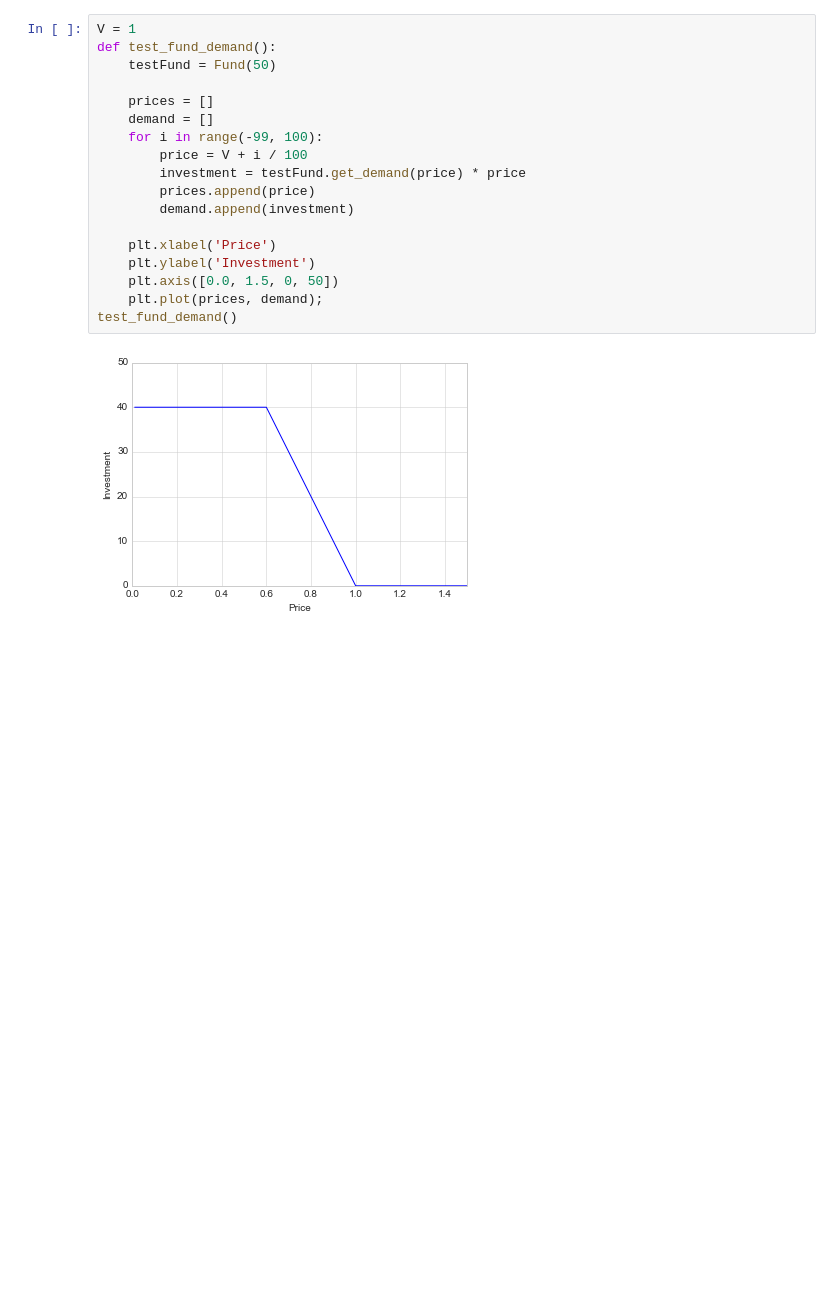
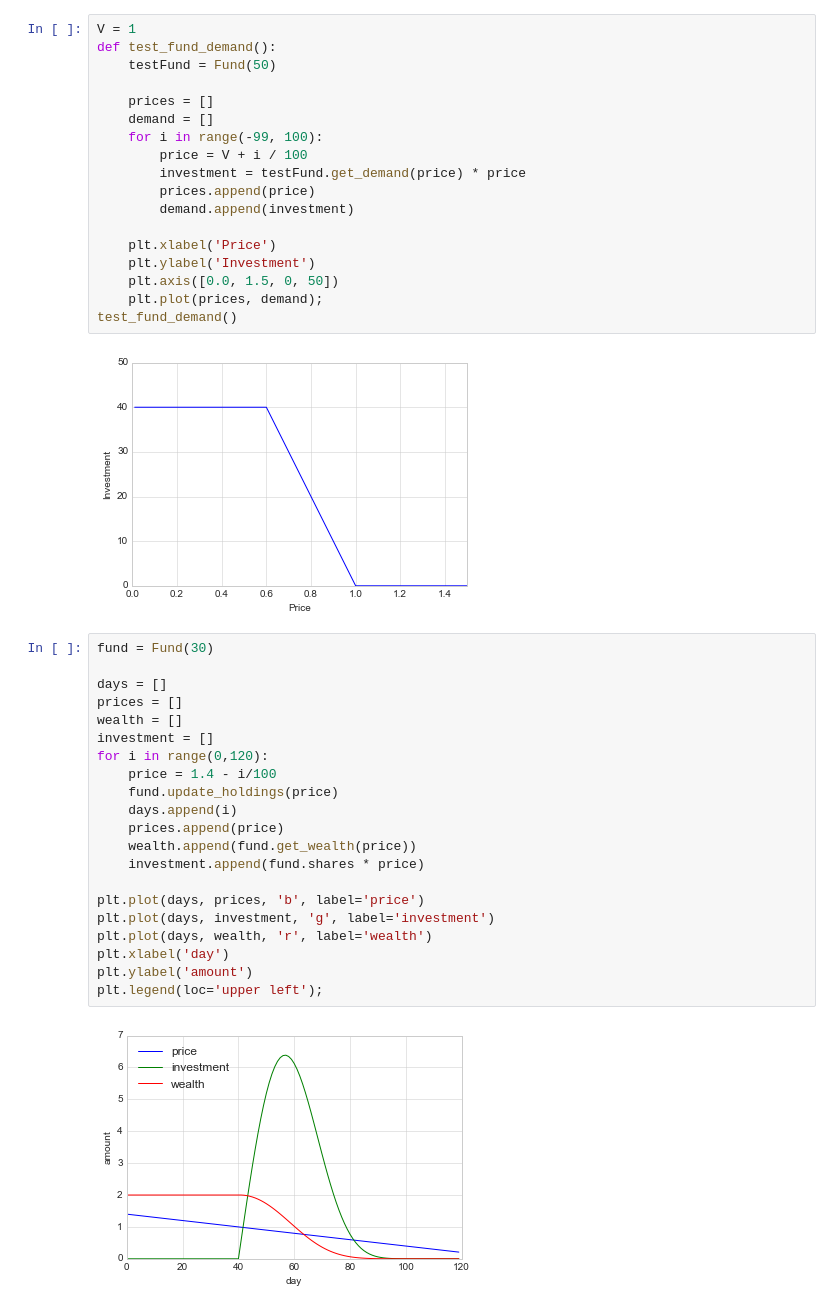
Before and after one commit to sertainly/intelligent_fund_via_RL, a Jupyter notebook: env_thurner_model.ipynb, the cells around one changed output. Cells and saved outputs as stored; diff of their text form; blank space fills up the shorter version.

```diff
--- a/env_thurner_model.ipynb
+++ b/env_thurner_model.ipynb
@@ -119,3 +121,26 @@ def test_fund_demand():
 test_fund_demand()
 # %% [output]
 [figure]
+# %%
+fund = Fund(30)
+
+days = []
+prices = []
+wealth = []
+investment = []
+for i in range(0,120):
+    price = 1.4 - i/100
+    fund.update_holdings(price)
+    days.append(i)
+    prices.append(price)
+    wealth.append(fund.get_wealth(price))
+    investment.append(fund.shares * price)
+
+plt.plot(days, prices, 'b', label='price')
+plt.plot(days, investment, 'g', label='investment')
+plt.plot(days, wealth, 'r', label='wealth')
+plt.xlabel('day')
+plt.ylabel('amount')
+plt.legend(loc='upper left');
+# %% [output]
+[figure, added]
```
Also changed, not shown: parts of 1 cell of this notebook, 8 other files.
